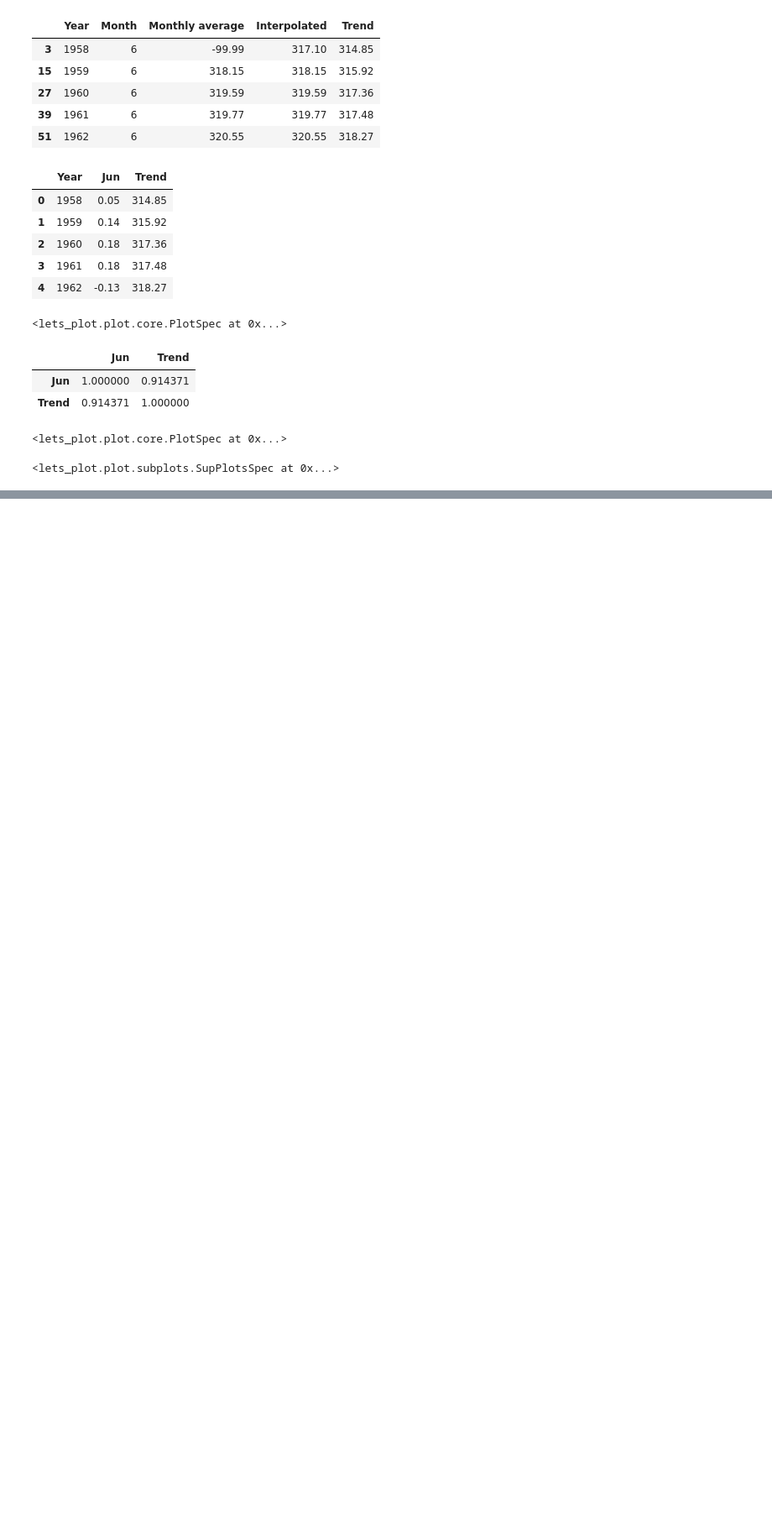
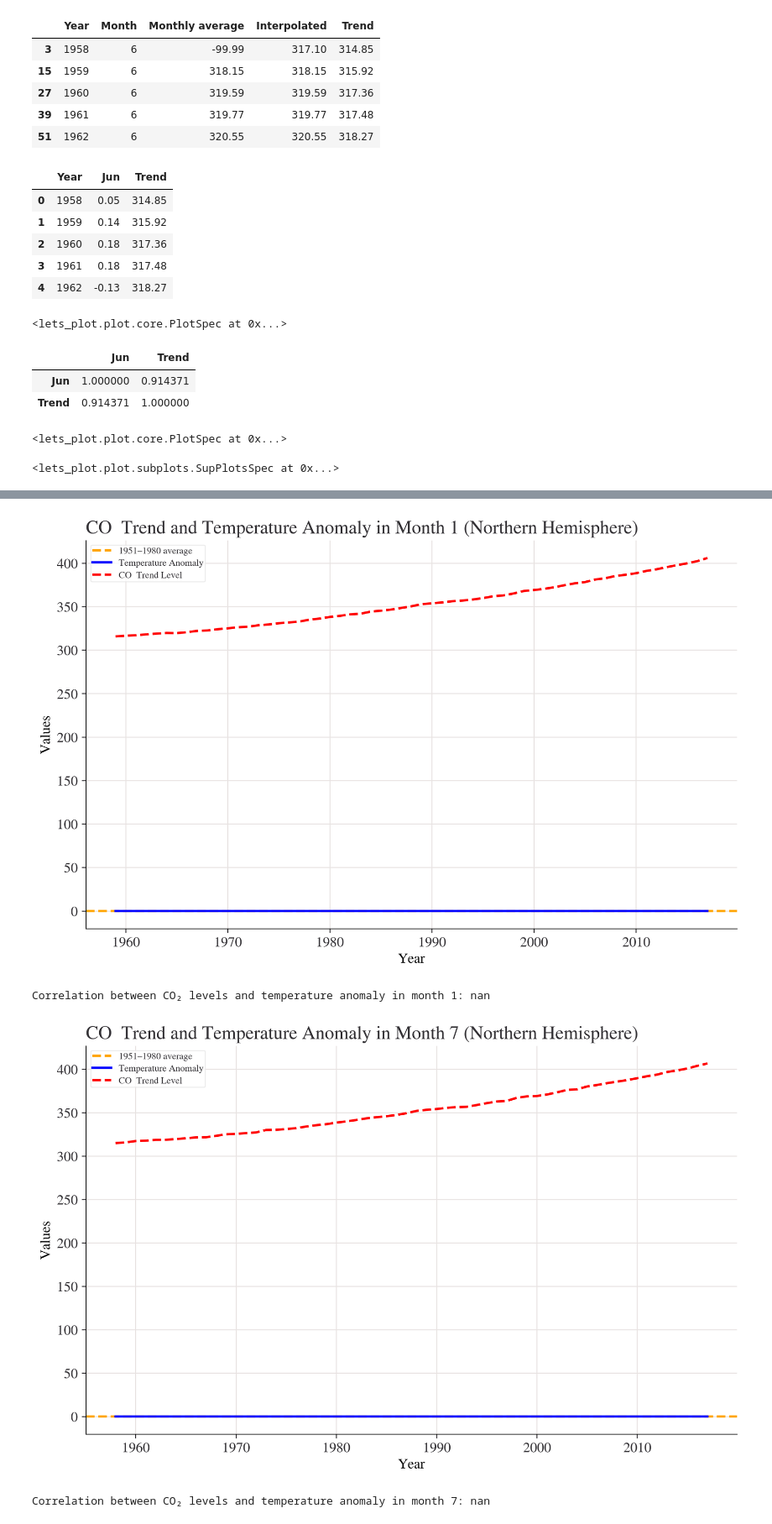
Before and after one commit to nichen-boop/xj-em24a-014, a Jupyter notebook: xujie-practiceone/xujie-prcticeone.ipynb, the cells around one changed output, grey strips where cells are left out. Shown at 84% size. Cells and saved outputs as stored; diff of their text form; code cells hidden in the pictures; blank space fills up the shorter version.

```diff
--- a/xujie-practiceone/xujie-prcticeone.ipynb
+++ b/xujie-practiceone/xujie-prcticeone.ipynb
@@ -372,0 +556,59 @@ gggrid([plot_p, plot_q], ncol=2)
+# %%
+import matplotlib.pyplot as plt
+import pandas as pd
+from scipy.stats import pearsonr
+
+# 读取 CO2 和温度数据
+co2_data = pd.read_csv("data/1_CO2-data.csv")
+temperature_data = pd.read_csv("temperature_anomaly_data.csv")
+
+# 确保数据中有 'Year', 'Month' 和 'Trend' 列
+if 'Year' in co2_data.columns and 'Month' in co2_data.columns and 'Trend' in co2_data.columns:
+    co2_data['year'] = co2_data['Year']
+    co2_data['month'] = co2_data['Month']
+    co2_data['co2_trend'] = co2_data['Trend']
+else:
+    raise KeyError("CO2 数据缺少 'Year', 'Month' 或 'Trend' 列，请检查数据文件")
+
+if 'Year' in temperature_data.columns:
+    temperature_data['year'] = temperature_data['Year']
+else:
+    raise KeyError("温度数据缺少 'Year' 列，请检查数据文件")
+
+# 选择要分析的月份，例如 1 月和 7 月
+months_to_compare = [1, 7]  # 可更改为任意月份
+for month in months_to_compare:
+    # 筛选出 CO₂ 趋势数据中指定月份的记录
+    co2_month_data = co2_data[co2_data['month'] == month][['year', 'co2_trend']]
+    co2_month_data.set_index('year', inplace=True)
+
+    # 获取温度数据中的年度异常（假设是 `Average Anomaly`，如果是按月异常则需要修改）
+    temp_month_data = temperature_data[['year', 'Average Anomaly']].dropna()
+    temp_month_data.set_index('year', inplace=True)
+
+    # 合并 CO₂ 趋势数据和温度数据
+    combined_data = pd.merge(co2_month_data, temp_month_data, left_index=True, right_index=True)
+    combined_data.columns = ['CO₂ Trend Level', 'Temperature Anomaly']
+
+    # 绘制图表
+    fig, ax = plt.subplots(figsize=(10, 6))
+    ax.axhline(0, color="orange", linestyle="--", label="1951–1980 average")
+    combined_data['Temperature Anomaly'].plot(ax=ax, color="blue", label="Temperature Anomaly")
+    combined_data['CO₂ Trend Level'].plot(ax=ax, color="red", linestyle="--", label="CO₂ Trend Level")
+
+    ax.set_title(f"CO₂ Trend and Temperature Anomaly in Month {month} (Northern Hemisphere)")
+    ax.set_xlabel("Year")
+    ax.set_ylabel("Values")
+    ax.legend(loc="upper left")
+
+    # 显示图表
+    plt.show()
+
+    # 计算相关系数
+    correlation, _ = pearsonr(combined_data['CO₂ Trend Level'], combined_data['Temperature Anomaly'])
+    print(f"Correlation between CO₂ levels and temperature anomaly in month {month}: {correlation:.2f}")
+# %% [output]
+[figure, added]
+Correlation between CO₂ levels and temperature anomaly in month 1: nan
+[figure, added]
+Correlation between CO₂ levels and temperature anomaly in month 7: nan
```
Also changed, not shown: parts of 16 cells of this notebook, 3 other files.
